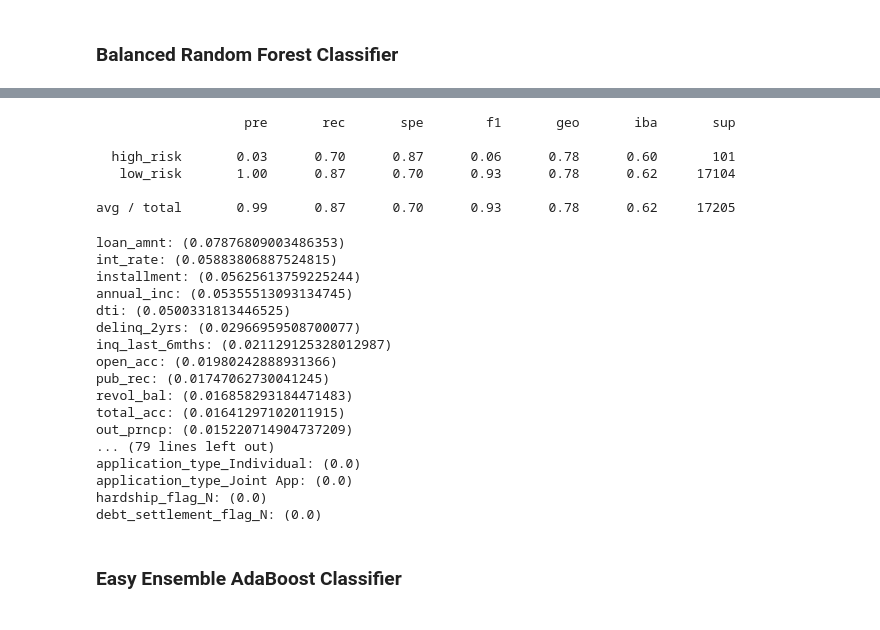
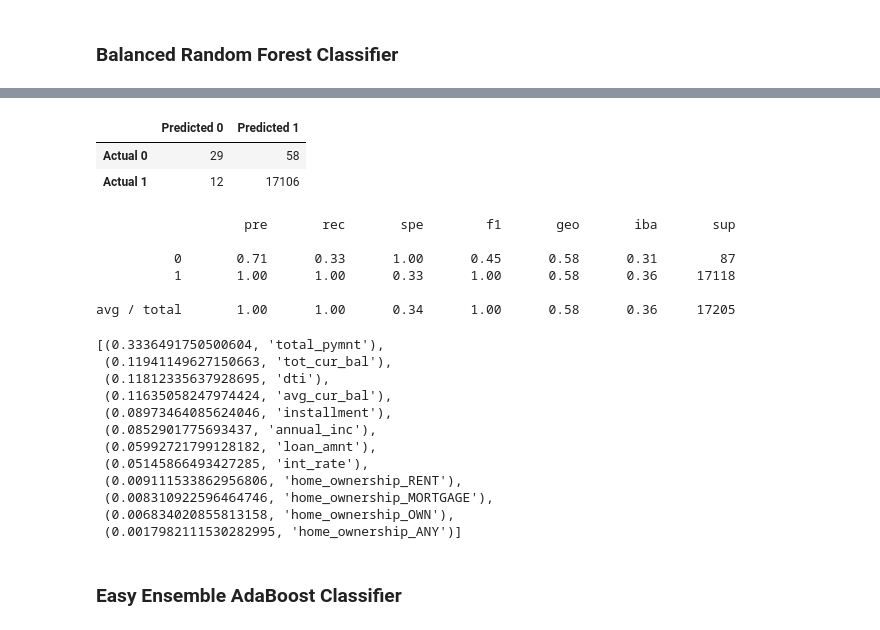
Before and after one commit to vflopez77/Credit_Risk_Analysis, a Jupyter notebook: credit_risk_ensemble.ipynb, the cells around one changed output, grey strips where cells are left out. Saved outputs shown, nothing was run; the diff lists cells and outputs as text; code cells hidden in the pictures.

```diff
--- a/credit_risk_ensemble.ipynb
+++ b/credit_risk_ensemble.ipynb
@@ -230,34 +229,43 @@ array([[   71,    30],
+# %%
+# Display the confusion matrix
+cm = confusion_matrix(y_test, predictions)
+
+# Create a DataFrame from the confusion matrix.
+cm_df = pd.DataFrame(
+    cm, index=["Actual 0", "Actual 1"], columns=["Predicted 0", "Predicted 1"])
+
+cm_df
+# %% [output]
+|  | Predicted 0 | Predicted 1 |
+| Actual 0 | 29 | 58 |
+| Actual 1 | 12 | 17106 |
 # %%
 # Print the imbalanced classification report
-# YOUR CODE HERE
+from imblearn.metrics import classification_report_imbalanced
+print(classification_report_imbalanced(y_test, y_pred))
 # %% [output]
                    pre       rec       spe        f1       geo       iba       sup
 
-  high_risk       0.03      0.70      0.87      0.06      0.78      0.60       101
-   low_risk       1.00      0.87      0.70      0.93      0.78      0.62     17104
+          0       0.71      0.33      1.00      0.45      0.58      0.31        87
+          1       1.00      1.00      0.33      1.00      0.58      0.36     17118
 
-avg / total       0.99      0.87      0.70      0.93      0.78      0.62     17205
+avg / total       1.00      1.00      0.34      1.00      0.58      0.36     17205
 # %%
 # List the features sorted in descending order by feature importance
-# YOUR CODE HERE
+sorted(zip(rf_model.feature_importances_, X.columns), reverse=True)
 # %% [output]
-loan_amnt: (0.07876809003486353)
-int_rate: (0.05883806887524815)
-installment: (0.05625613759225244)
-annual_inc: (0.05355513093134745)
-dti: (0.0500331813446525)
-delinq_2yrs: (0.02966959508700077)
-inq_last_6mths: (0.021129125328012987)
-open_acc: (0.01980242888931366)
-pub_rec: (0.01747062730041245)
-revol_bal: (0.016858293184471483)
-total_acc: (0.01641297102011915)
-out_prncp: (0.015220714904737209)
-... (79 lines left out)
-application_type_Individual: (0.0)
-application_type_Joint App: (0.0)
-hardship_flag_N: (0.0)
-debt_settlement_flag_N: (0.0)
+[(0.3336491750500604, 'total_pymnt'),
+ (0.11941149627150663, 'tot_cur_bal'),
+ (0.11812335637928695, 'dti'),
+ (0.11635058247974424, 'avg_cur_bal'),
+ (0.08973464085624046, 'installment'),
+ (0.0852901775693437, 'annual_inc'),
+ (0.05992721799128182, 'loan_amnt'),
+ (0.05145866493427285, 'int_rate'),
+ (0.009111533862956806, 'home_ownership_RENT'),
+ (0.008310922596464746, 'home_ownership_MORTGAGE'),
+ (0.006834020855813158, 'home_ownership_OWN'),
+ (0.0017982111530282995, 'home_ownership_ANY')]
 # %% [markdown]
 ### Easy Ensemble AdaBoost Classifier
 # %%
```
Also changed, not shown: parts of 6 cells of this notebook.
